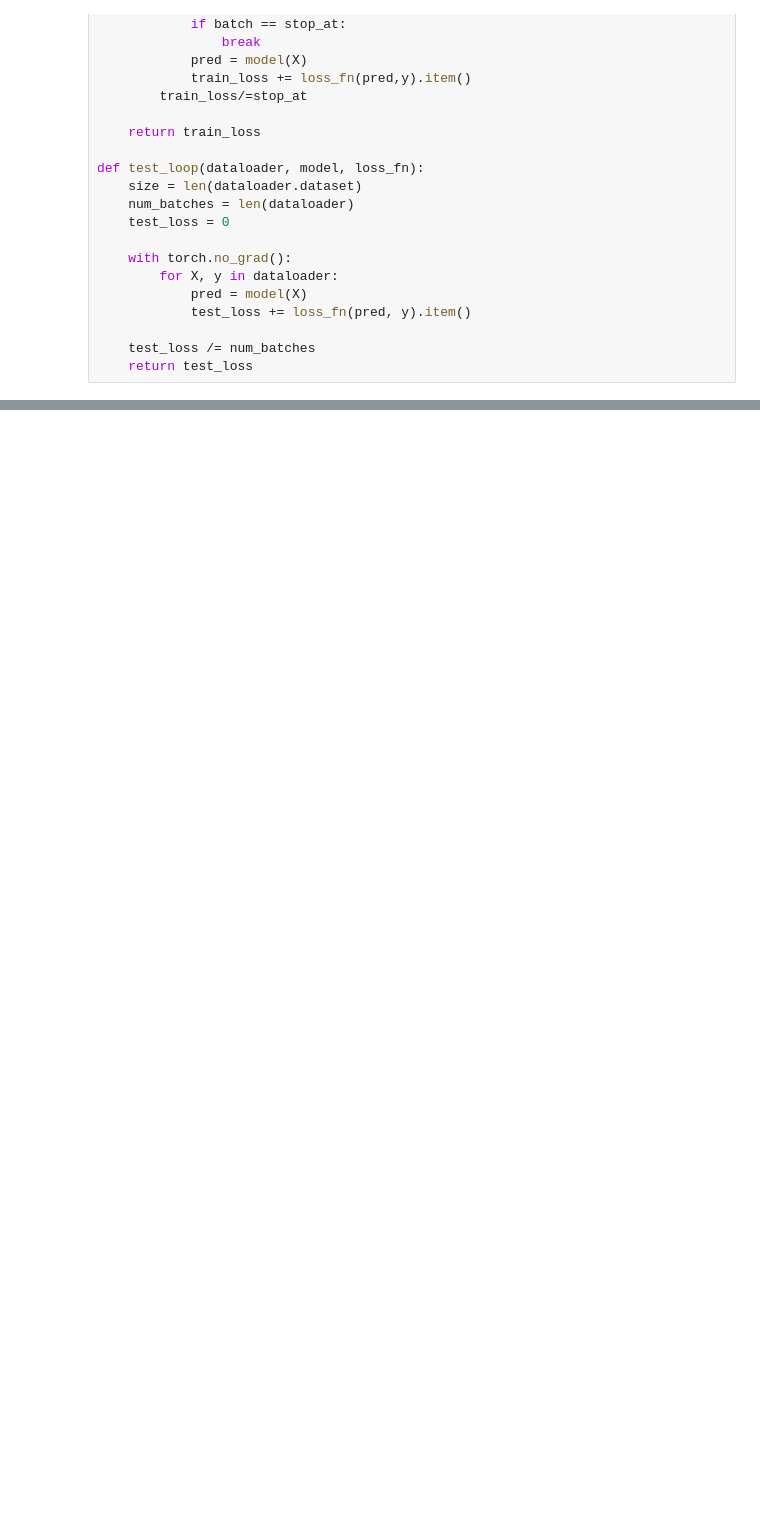
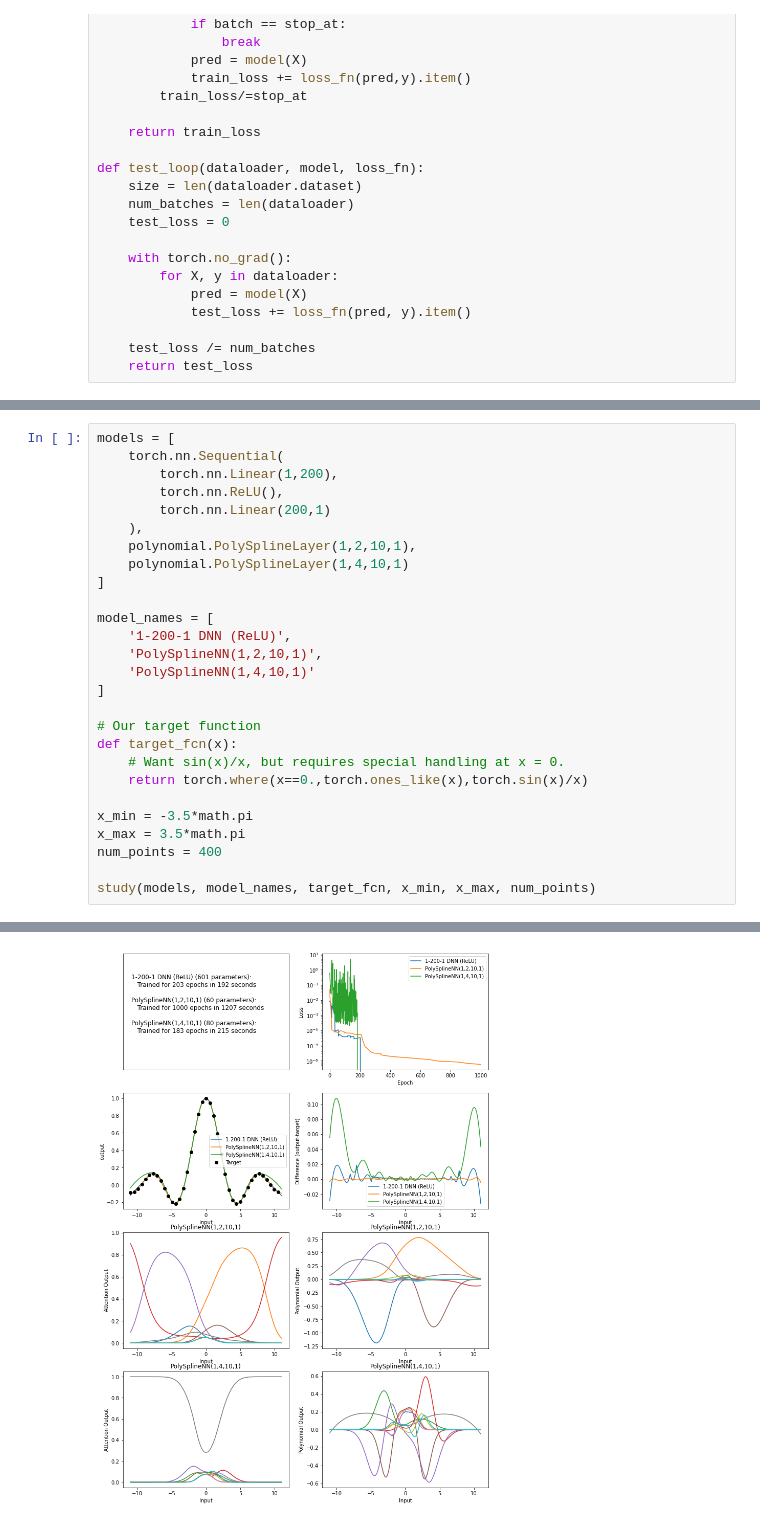
Before and after one commit to klannon/kpl-layers, a Jupyter notebook: notebooks/comparison.ipynb, the cells around one changed output, grey strips where cells are left out. Drawn from its saved outputs; the diff is of its cells as text; blank space fills up the shorter version.

```diff
--- a/notebooks/comparison.ipynb
+++ b/notebooks/comparison.ipynb
@@ -422,0 +425,28 @@ PolySplineLayer(
+# %%
+models = [
+    torch.nn.Sequential(
+        torch.nn.Linear(1,200),
+        torch.nn.ReLU(),
+        torch.nn.Linear(200,1)
+    ),
+    polynomial.PolySplineLayer(1,2,10,1),
+    polynomial.PolySplineLayer(1,4,10,1)
+]
+
+model_names = [
+    '1-200-1 DNN (ReLU)',
+    'PolySplineNN(1,2,10,1)',
+    'PolySplineNN(1,4,10,1)'
+]
+
+# Our target function
+def target_fcn(x):
+    # Want sin(x)/x, but requires special handling at x = 0.
+    return torch.where(x==0.,torch.ones_like(x),torch.sin(x)/x)
+
+x_min = -3.5*math.pi
+x_max = 3.5*math.pi
+num_points = 400
+
+study(models, model_names, target_fcn, x_min, x_max, num_points)
+# %% [output]
@@ -422,0 +470 @@ PolySplineLayer(
+[figure, added]
```
Also changed, not shown: parts of 11 cells of this notebook, 2 other files.
